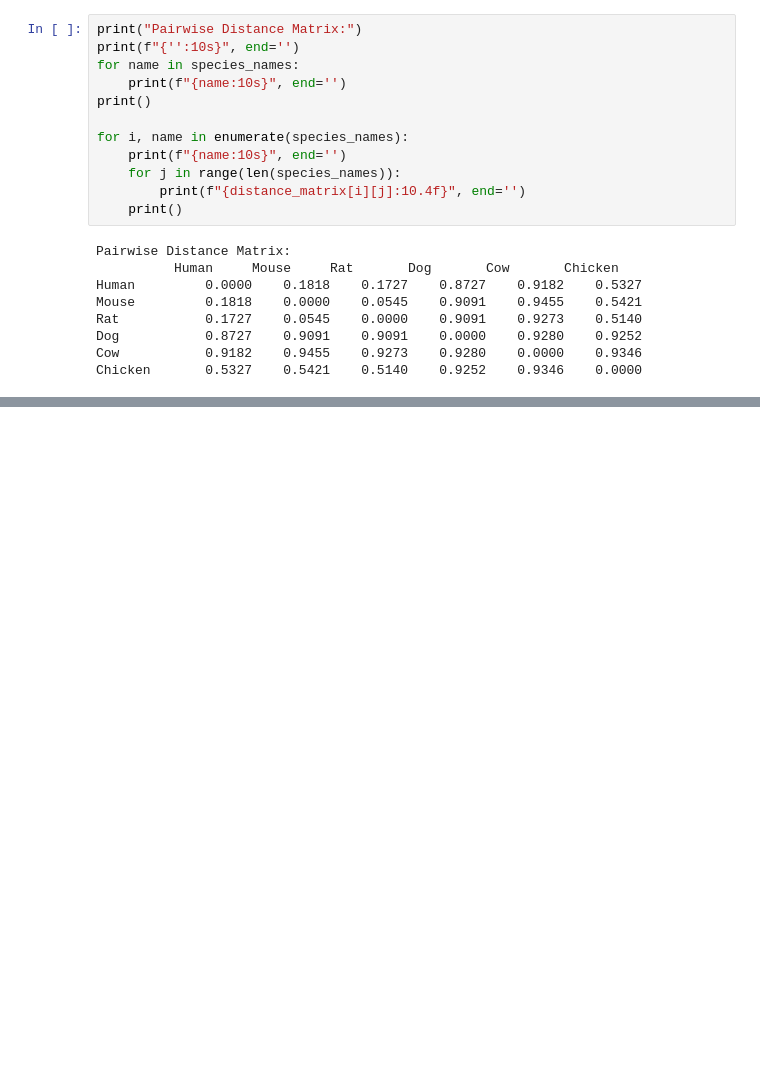
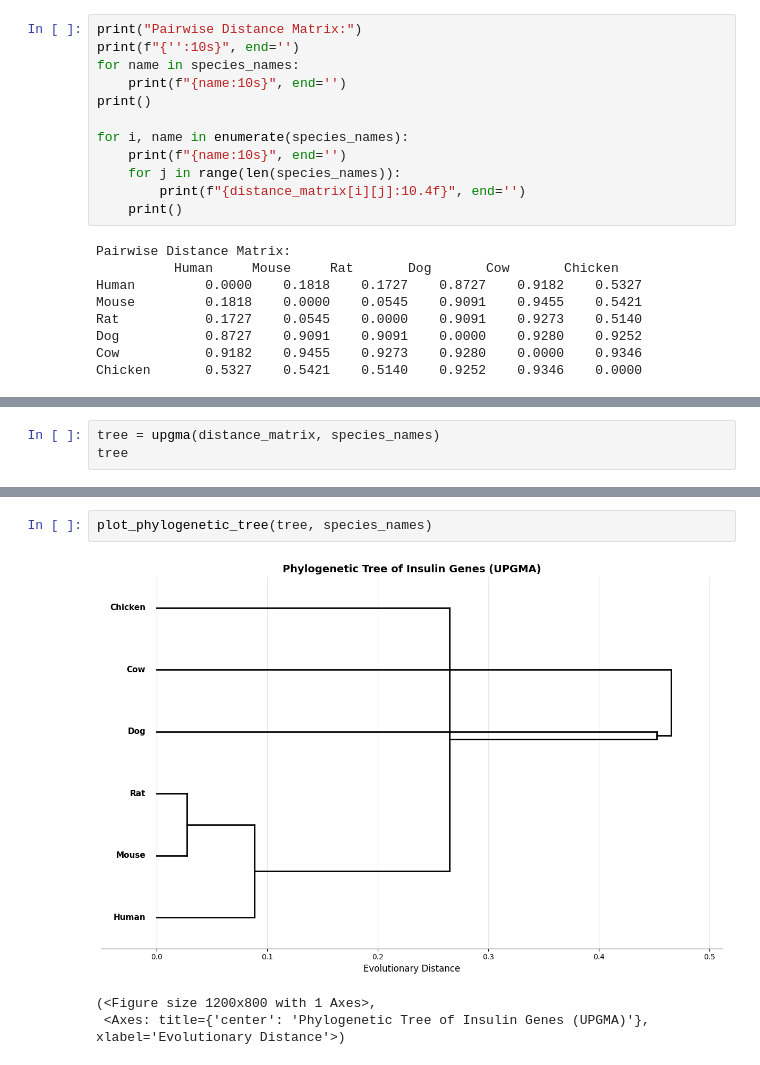
Before and after one commit to Shresht7/BioPy, a Jupyter notebook: Projects/01_Analysing_DNA_Sequences_and_Finding_Protein_Coding_Regions/Analysing_DNA_Sequences_and_Finding_Protein_Coding_Regions.ipynb, the cells around one changed output, grey strips where cells are left out. Drawn from its saved outputs; the diff is of its cells as text; blank space fills up the shorter version.

Commit message:
Construct the Phylogenetic Tree

```diff
--- a/Projects/01_Analysing_DNA_Sequences_and_Finding_Protein_Coding_Regions/Analysing_DNA_Sequences_and_Finding_Protein_Coding_Regions.ipynb
+++ b/Projects/01_Analysing_DNA_Sequences_and_Finding_Protein_Coding_Regions/Analysing_DNA_Sequences_and_Finding_Protein_Coding_Regions.ipynb
@@ -931,0 +993,3 @@ Chicken       0.5327    0.5421    0.5140    0.9252    0.9346    0.0000
+# %%
+tree = upgma(distance_matrix, species_names)
+tree
@@ -931,0 +1078,6 @@ Chicken       0.5327    0.5421    0.5140    0.9252    0.9346    0.0000
+# %%
+plot_phylogenetic_tree(tree, species_names)
+# %% [output]
+[figure, added]
+(<Figure size 1200x800 with 1 Axes>,
+ <Axes: title={'center': 'Phylogenetic Tree of Insulin Genes (UPGMA)'}, xlabel='Evolutionary Distance'>)
```
Also changed, not shown: parts of 5 cells of this notebook, 1 other file.
